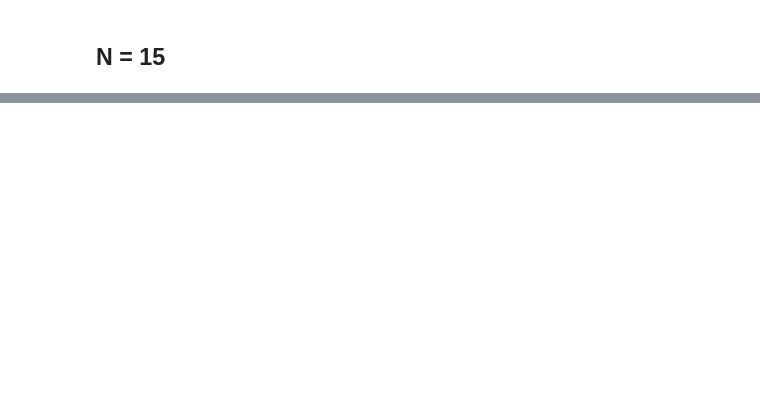
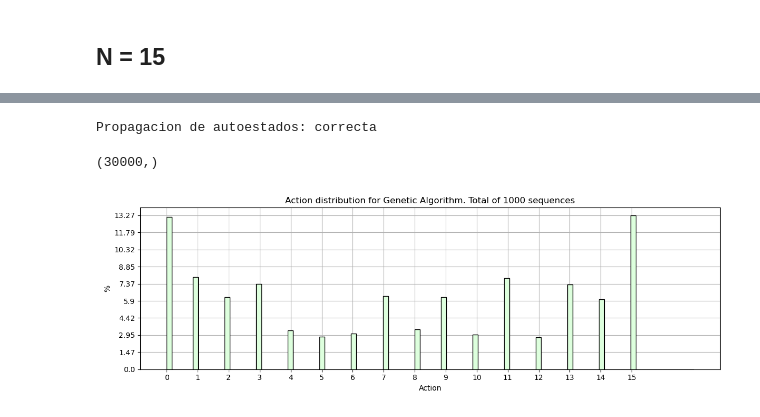
Before and after one commit to sofips/dynamic_ga, a Jupyter notebook: solution_analysis.ipynb, the cells around one changed output, grey strips where cells are left out. Cells and saved outputs as stored; diff of their text form; code cells hidden in the pictures; blank space fills up the shorter version.

```diff
--- a/solution_analysis.ipynb
+++ b/solution_analysis.ipynb
@@ -127,0 +156,57 @@ Propagacion de autoestados: correcta
+# %%
+b = 100
+n = 6
+dt = 0.15
+# generar propagadores
+actions = actions_paper(b, n)
+propagators = gen_props(actions, n, b, dt)
+
+
+n6_files = os.listdir('/home/speron/dynga/dinamic_ga/n6_statistics/')
+
+ga_actions = np.asarray([])
+
+number_of_sequences = 0
+
+for file in n6_files:
+    if 'act_sequence' in file:
+        actions = np.genfromtxt('/home/speron/dynga/dinamic_ga/n6_statistics/' + file, dtype=int)
+        ga_actions = np.append(ga_actions,actions)
+        number_of_sequences += 1
+
+np.shape(ga_actions)
+# %% [output]
+Propagacion de autoestados: correcta
+(30000,)
+# %%
+population = ga_actions
+nbins  =100
+# --------------------------------------------------
+# array of action distributions
+#---------------------------------------------------
+figure, ax = plt.subplots(figsize=(12, 4))
+
+
+# plot histogram of fidelity distribution
+hist, bins, c = ax.hist(
+    population, bins=nbins, range=[0, 17], edgecolor="black", color="#DDFFDD"
+)
+
+# configure yticks to show percentage of total pop. number
+max_value = int(np.max(hist))
+y = np.linspace(int(0), max_value, 10, dtype=int)
+ax.set_yticks(y)
+y_ticks = np.around(y* 100 / np.shape(population),2)
+ax.set_yticklabels(y_ticks)
+
+x = np.arange(0, 16, 1)
+ax.set_xticks(x)
+
+# set grid, title and labels
+plt.grid()
+plt.title("Action distribution for Genetic Algorithm. Total of {} sequences".format(number_of_sequences))
+ax.set_xlabel("Action")
+ax.set_ylabel("%")
+plt.tight_layout()
+# %% [output]
+[figure, added]
```
Also changed, not shown: parts of 15 cells of this notebook.
